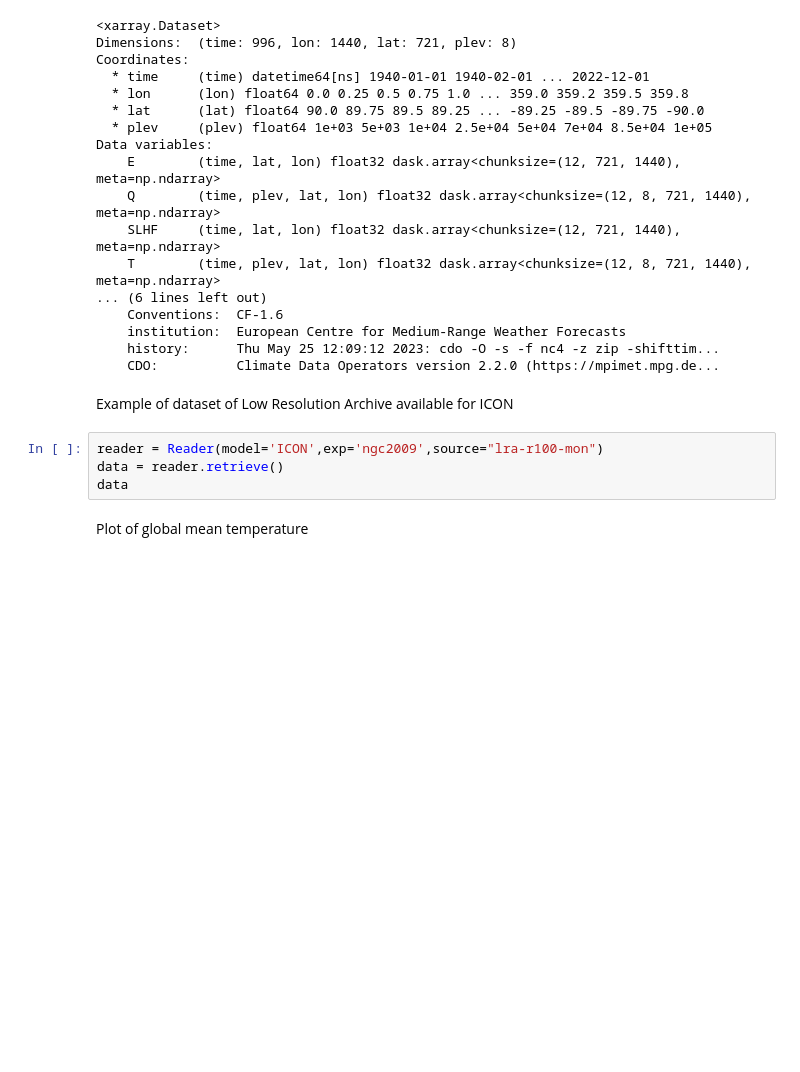
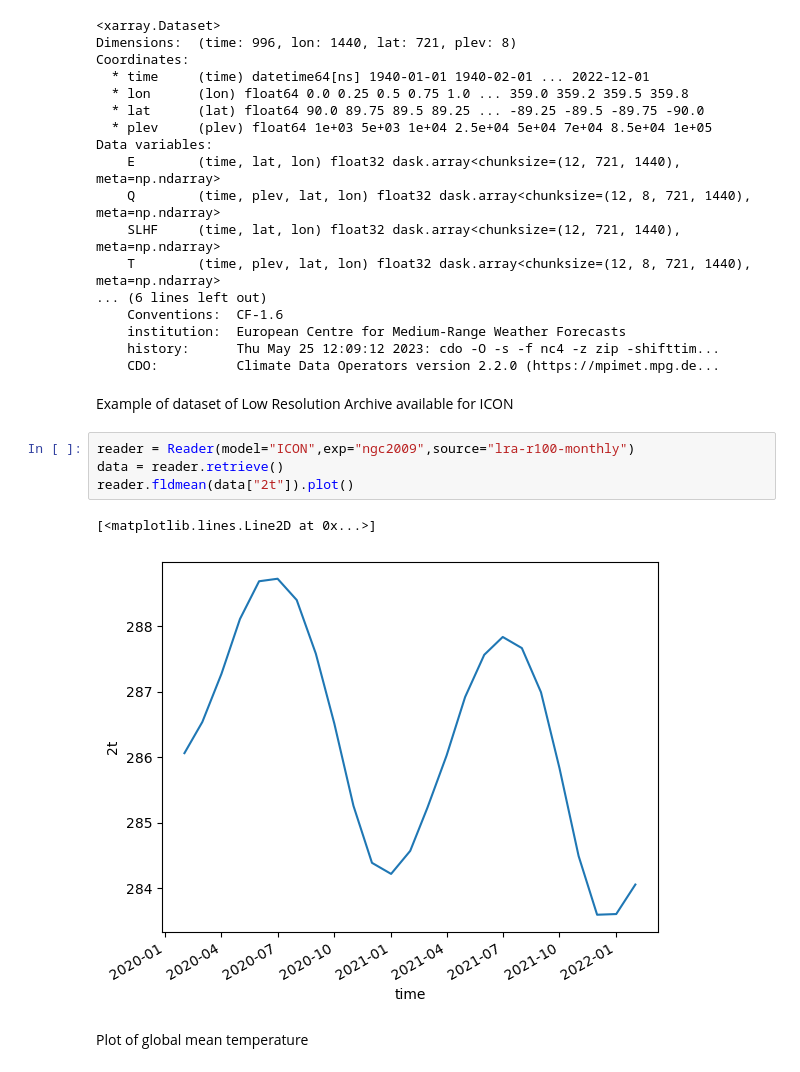
Before and after one commit to DestinE-Climate-DT/AQUA, a Jupyter notebook: diagnostics/basic_stats/global_temp.ipynb, the cells around one changed output. Cells and saved outputs as stored; diff of their text form; blank space fills up the shorter version.

```diff
--- a/diagnostics/basic_stats/global_temp.ipynb
+++ b/diagnostics/basic_stats/global_temp.ipynb
@@ -50,9 +50,12 @@ Data variables:
 # %% [markdown]
 Example of dataset of Low Resolution Archive available for ICON
 # %%
-reader = Reader(model='ICON',exp='ngc2009',source="lra-r100-mon")
+reader = Reader(model="ICON",exp="ngc2009",source="lra-r100-monthly")
 data = reader.retrieve()
-data
+reader.fldmean(data["2t"]).plot()
+# %% [output]
+[<matplotlib.lines.Line2D at 0x...>]
+[figure, added]
 # %% [markdown]
 Plot of global mean temperature
 # %%
```
Also changed, not shown: parts of 2 cells of this notebook.
